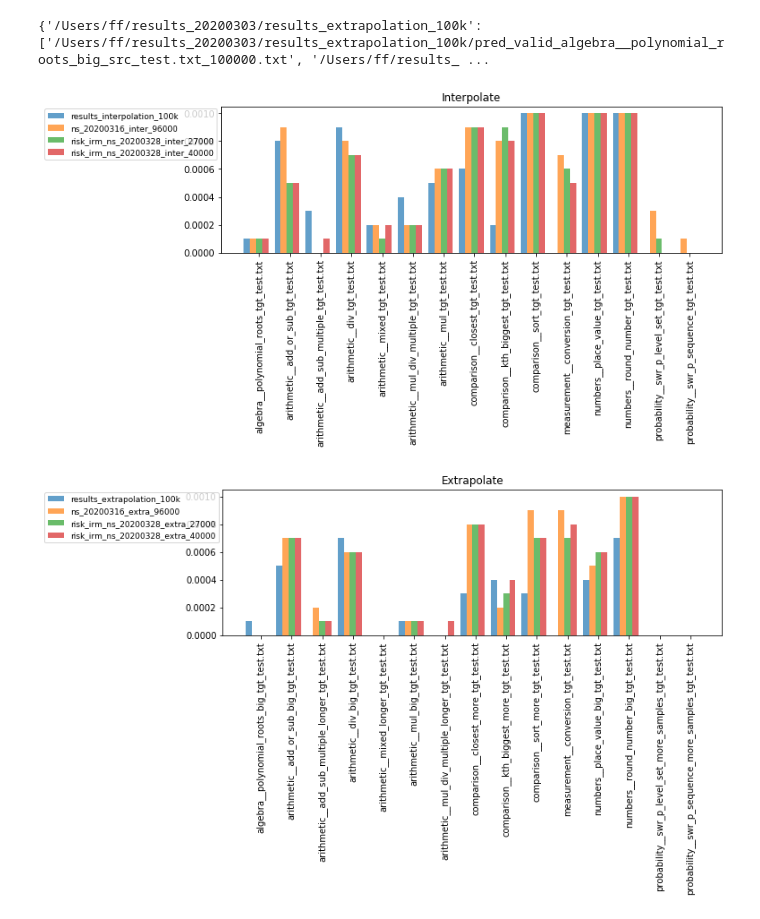
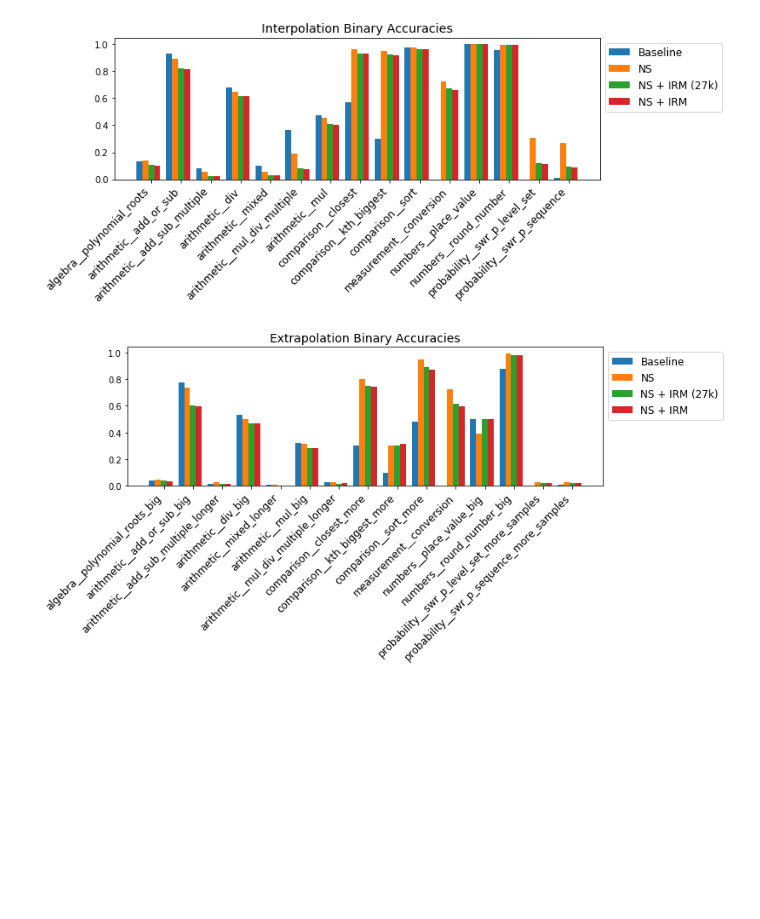
Before and after one commit to bencottier/mlp-project, a Jupyter notebook: notebooks/ns_analysis.ipynb, the cells around one changed output. Saved outputs shown, nothing was run; the diff lists cells and outputs as text; code cells hidden in the pictures; blank space fills up the shorter version.

Commit message:
final commit on notebooks and plots

```diff
--- a/notebooks/ns_analysis.ipynb
+++ b/notebooks/ns_analysis.ipynb
@@ -114,7 +131,3 @@ def pair_files_in_folders(folders):
 # this is a dictionary with the experiment name as key and a list of src files
 extra_hyp_files = pair_files_in_folders(results_folders_extra)
 inter_hyp_files = pair_files_in_folders(results_folders_inter)
-# %%
-print(extra_hyp_files)
-# %% [output]
-{'/Users/ff/results_20200303/results_extrapolation_100k': ['/Users/ff/results_20200303/results_extrapolation_100k/pred_valid_algebra__polynomial_roots_big_src_test.txt_100000.txt', '/Users/ff/results_ ...
@@ -126,7 +141,7 @@ def compute_accuracies(ref_lines, hyp_lines):
     # https://www.nltk.org/_modules/nltk/translate/bleu_score.html
     smoothing_function = nltk.translate.bleu_score.SmoothingFunction().method1
 
-    for i, (ref_line, hyp_line) in enumerate(zip(ref_lines[:10], hyp_lines[:10])):
+    for i, (ref_line, hyp_line) in enumerate(zip(ref_lines, hyp_lines)):
         ref = ref_line.strip().split(' ')
         refs = [ref]
         hyp = hyp_line.strip().split(' ')
@@ -152,10 +167,10 @@ def compute_number_of_tokens(source):
         n_tokens[i] = len(tokens)
     return n_tokens
 
-def plot_accuracies(targets, sources, dataset_folders, hyp_files, title):
+def plot_accuracies(targets, sources, dataset_folders, hyp_files, title, file=None):
     plt.figure(figsize=(10,3))
     plt.tight_layout()
-    plt.title(title)
+    plt.title(title, fontsize=14)
     colors = ['b', 'g', 'r', 'y', ]
 
     bars = []
@@ -188,31 +203,52 @@ def plot_accuracies(targets, sources, dataset_folders, hyp_files, title):
                 hyp_lines = f.readlines()
 
             accs = compute_accuracies(ref_lines, hyp_lines)
+            #print(hyp_files[key][i], target, accs.mean())
+
 
             out[(t,s)][key] = (accs, n_tokens)
 
-            plt.bar(bars[j][i], accs.mean(), color=get_cmap('tab10').colors[j], width=bar_width, alpha=0.7)
+            plt.bar(bars[j][i], accs.sum()/len(accs), color=get_cmap('tab10').colors[j], width=bar_width, alpha=1)
+        #print()
+    plt.xticks(bars[len(bars)//2], [t.replace('_tgt_test.txt','') for t in targets], rotation=45, ha='right', fontsize=12)
 
-    plt.xticks(bars[len(bars)//2], targets, rotation='vertical')
+    plt.legend([pretty_names[os.path.basename(os.path.normpath(p))] for p in sorted(hyp_files.keys())],
+               fontsize=12, bbox_to_anchor=(1.0, 1.0))
 
-    plt.legend([os.path.basename(os.path.normpath(p)) for p in sorted(hyp_files.keys())],
-               fontsize=9,
-               bbox_to_anchor=(0.0, 1.01))
+    if file:
+        plt.savefig(file, bbox_inches='tight')
+
     plt.show()
 
     return out
+# %%
+extra_dataset_folders = []
+for k in sorted(extra_hyp_files.keys()):
+    if 'ns' in k:
+        extra_dataset_folders.append('/Users/ff/dev/mathematics_dataset-v1.0/extrapolate-split-ns')
+    else:
+        extra_dataset_folders.append('/Users/ff/dev/mathematics_dataset-v1.0/extrapolate-split')
+
+inter_dataset_folders = []
+for k in sorted(inter_hyp_files.keys()):
+    if 'ns' in k:
+        inter_dataset_folders.append('/Users/ff/dev/mathematics_dataset-v1.0/interpolate-split-ns')
+    else:
+        inter_dataset_folders.append('/Users/ff/dev/mathematics_dataset-v1.0/interpolate-split')
 # %%
 data_inter = plot_accuracies(inter_targets,
                              inter_sources,
                              inter_dataset_folders,
                              inter_hyp_files,
-                             title='Interpolate')
+                             title='Interpolation Binary Accuracies',
+                             file='/Users/ff/dev/mlp-project/report_figs/interpolate_ns.pdf')
 data_extra = plot_accuracies(extra_targets,
                              extra_sources,
                              extra_dataset_folders,
                              extra_hyp_files,
-                             title='Extrapolate')
+                             title='Extrapolation Binary Accuracies',
+                             file='/Users/ff/dev/mlp-project/report_figs/extrapolate_ns.pdf')
 # %% [output]
-[figure, old version]
+[figure, new version]
-[figure, old version]
+[figure, new version]
 # %%
```
Also changed, not shown: parts of 6 cells of this notebook, 10 other files.
